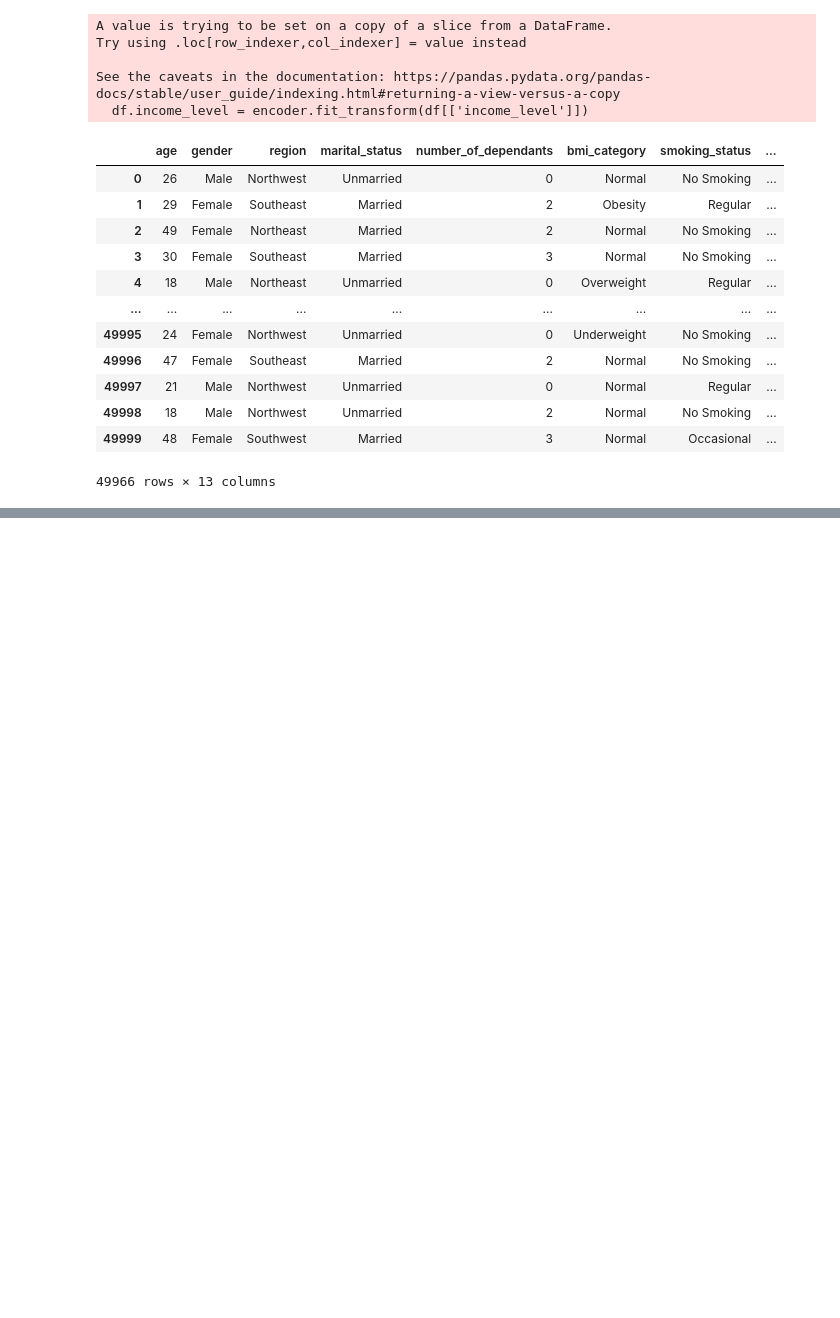
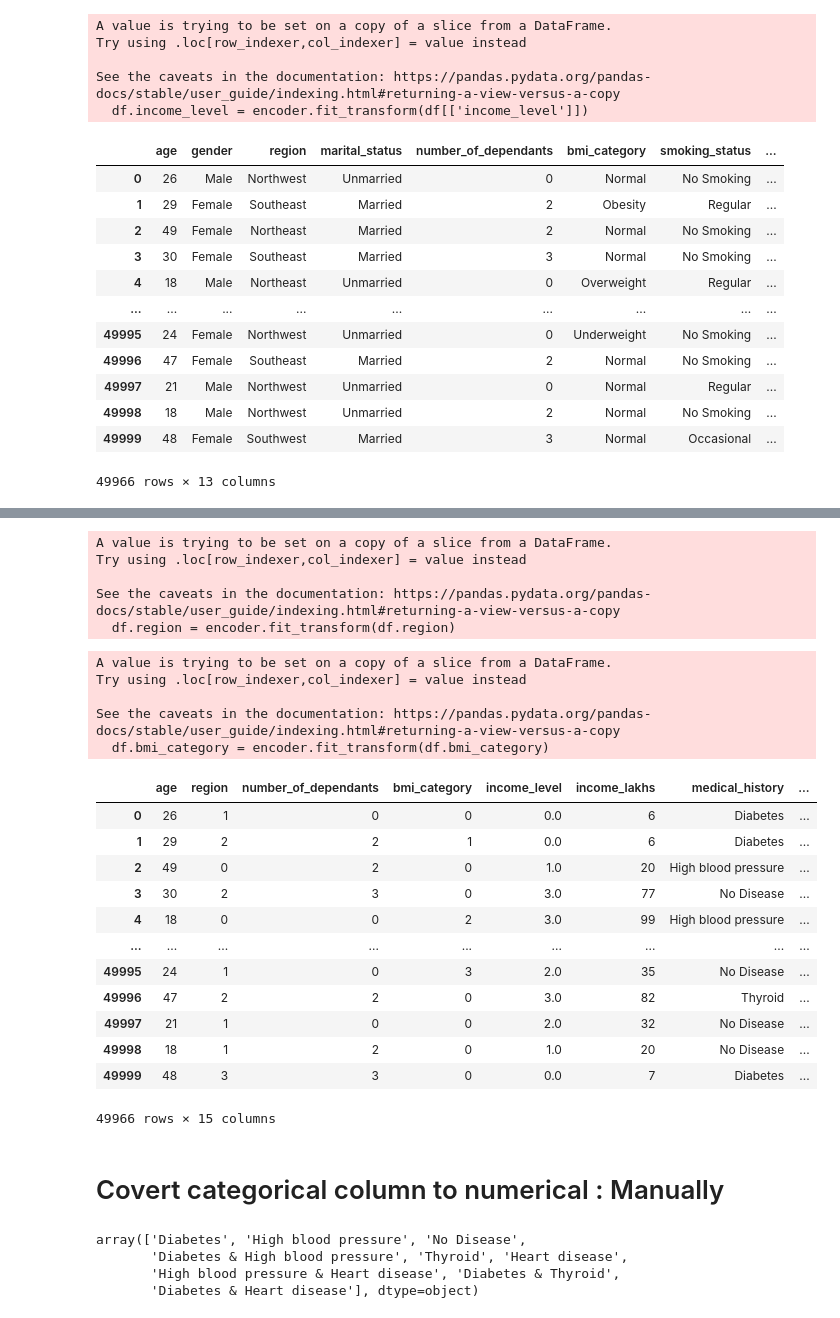
Before and after one commit to puneet-cs/DS17-ML-Project, a Jupyter notebook: Step1_EDA_DS17.ipynb, the cells around one changed output, grey strips where cells are left out. Cells and saved outputs as stored; diff of their text form; code cells hidden in the pictures; blank space fills up the shorter version.

```diff
--- a/Step1_EDA_DS17.ipynb
+++ b/Step1_EDA_DS17.ipynb
@@ -472,0 +495,47 @@ df
+# %%
+encoder = LabelEncoder()
+df.region = encoder.fit_transform(df.region)
+# %% [output]
+A value is trying to be set on a copy of a slice from a DataFrame.
+Try using .loc[row_indexer,col_indexer] = value instead
+
+See the caveats in the documentation: https://pandas.pydata.org/pandas-docs/stable/user_guide/indexing.html#returning-a-view-versus-a-copy
+  df.region = encoder.fit_transform(df.region)
+# %%
+encoder = LabelEncoder()
+df.bmi_category = encoder.fit_transform(df.bmi_category)
+# %% [output]
+A value is trying to be set on a copy of a slice from a DataFrame.
+Try using .loc[row_indexer,col_indexer] = value instead
+
+See the caveats in the documentation: https://pandas.pydata.org/pandas-docs/stable/user_guide/indexing.html#returning-a-view-versus-a-copy
+  df.bmi_category = encoder.fit_transform(df.bmi_category)
+# %%
+# One hot encoding: Convert categorical data to numerical
+# When number of sub-categories are less
+df = pd.get_dummies(df, columns = ['gender', 'marital_status', 'smoking_status', 'employment_status'], drop_first = True, dtype = int)
+# %%
+df
+# %% [output]
+|  | age | region | number_of_dependants | bmi_category | income_level | income_lakhs | medical_history | ... |
+| 0 | 26 | 1 | 0 | 0 | 0.0 | 6 | Diabetes | ... |
+| 1 | 29 | 2 | 2 | 1 | 0.0 | 6 | Diabetes | ... |
+| 2 | 49 | 0 | 2 | 0 | 1.0 | 20 | High blood pressure | ... |
+| 3 | 30 | 2 | 3 | 0 | 3.0 | 77 | No Disease | ... |
+| 4 | 18 | 0 | 0 | 2 | 3.0 | 99 | High blood pressure | ... |
+| ... | ... | ... | ... | ... | ... | ... | ... | ... |
+| 49995 | 24 | 1 | 0 | 3 | 2.0 | 35 | No Disease | ... |
+| 49996 | 47 | 2 | 2 | 0 | 3.0 | 82 | Thyroid | ... |
+| 49997 | 21 | 1 | 0 | 0 | 2.0 | 32 | No Disease | ... |
+| 49998 | 18 | 1 | 2 | 0 | 1.0 | 20 | No Disease | ... |
+| 49999 | 48 | 3 | 3 | 0 | 0.0 | 7 | Diabetes | ... |
+49966 rows × 15 columns
+# %% [markdown]
+# Covert categorical column to numerical : Manually
+# %%
+df.medical_history.unique()
+# %% [output]
+array(['Diabetes', 'High blood pressure', 'No Disease',
+       'Diabetes & High blood pressure', 'Thyroid', 'Heart disease',
+       'High blood pressure & Heart disease', 'Diabetes & Thyroid',
+       'Diabetes & Heart disease'], dtype=object)
```
Also changed, not shown: parts of 18 cells of this notebook.
